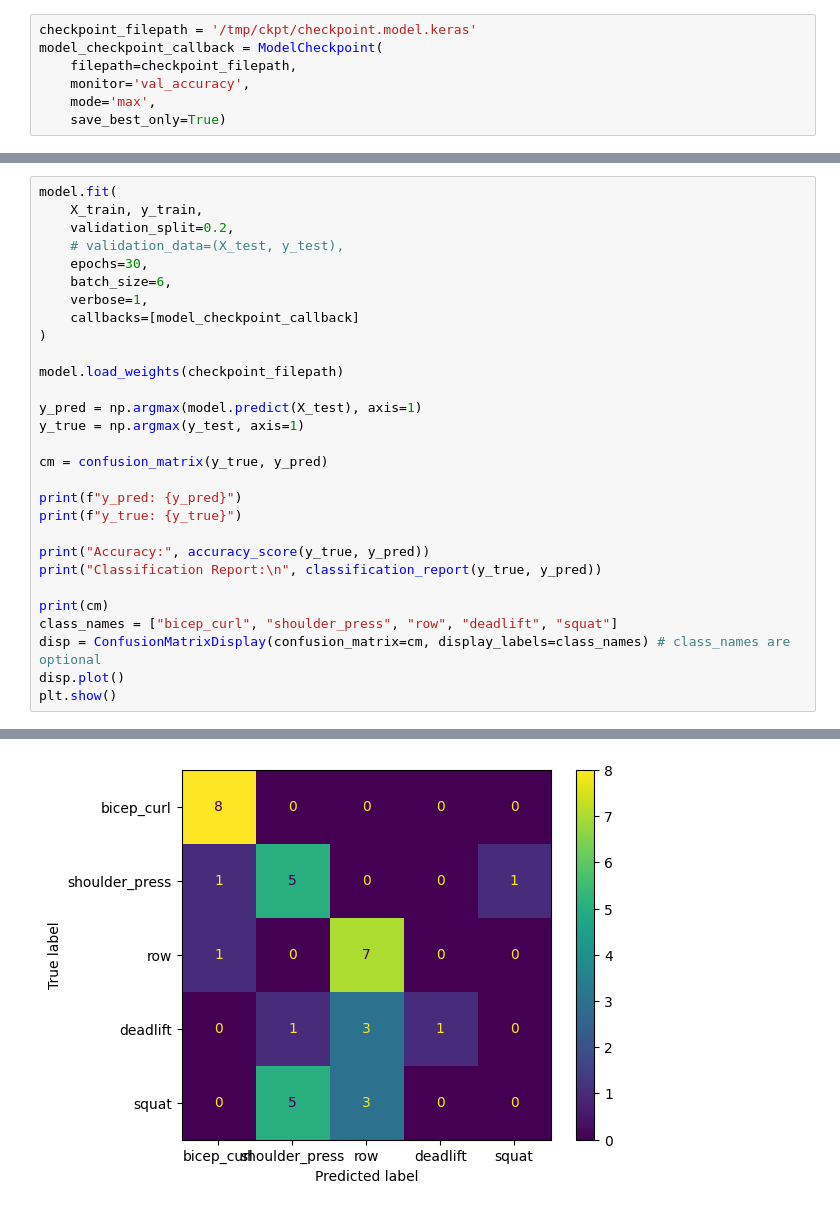
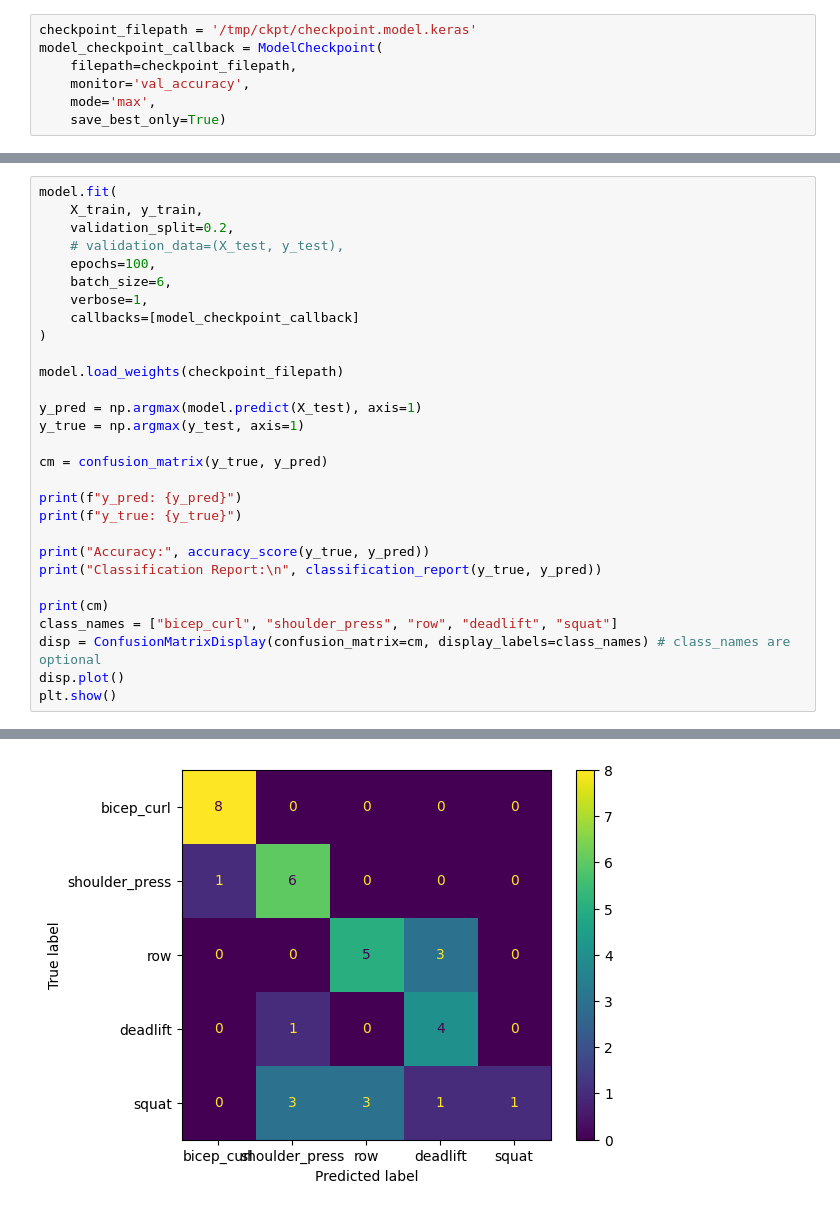
Before and after one commit to suzanmanasreh/wireless-imu-activity-tracking, a Jupyter notebook: data_process/process.ipynb, the cells around one changed output, grey strips where cells are left out. Cells and saved outputs as stored; diff of their text form.

```diff
--- a/data_process/process.ipynb
+++ b/data_process/process.ipynb
@@ -462,7 +477,7 @@ model.fit(
     X_train, y_train,
     validation_split=0.2,
     # validation_data=(X_test, y_test),
-    epochs=30,
+    epochs=100,
     batch_size=6,
     verbose=1,
     callbacks=[model_checkpoint_callback]
@@ -507 +522 @@ Epoch 6/30
-[figure, old version]
+[figure, new version]
```
Also changed, not shown: parts of 5 cells of this notebook.
